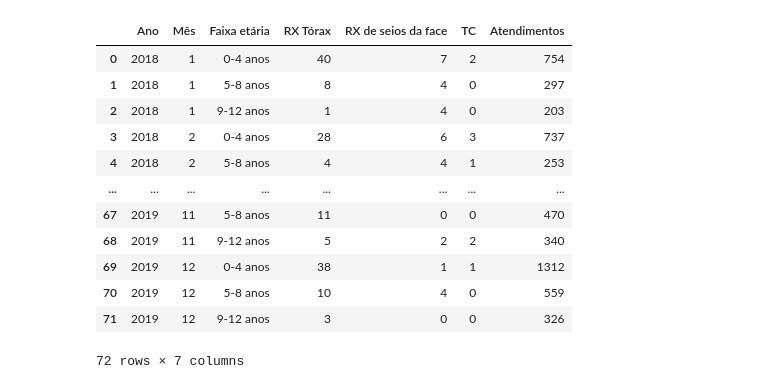
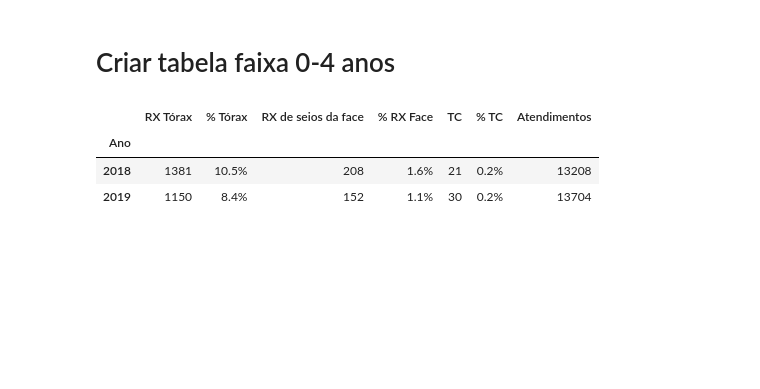
Before and after one commit to Gustavo-DMS/Ports, a Jupyter notebook: Port5m9/port4M9.ipynb, the cells around one changed output. Drawn from its saved outputs; the diff is of its cells as text; code cells hidden in the pictures; blank space fills up the shorter version.

```diff
--- a/Port5m9/port4M9.ipynb
+++ b/Port5m9/port4M9.ipynb
@@ -21,40 +21,67 @@ def gerarTabela(df,coluna,faixa,groupby):
 
 def graficoDeLinha(df,agrupar):
     df = df.groupby(agrupar).sum(numeric_only=True).reset_index()
-    df.drop(columns=['Ano'],inplace=True)
     plt.plot(df['Mês'], df['RX Tórax'], label = "RX Tórax")
     plt.plot(df['Mês'], df['RX de seios da face'], label = "RX de seios da face")
     plt.plot(df['Mês'], df['TC'], label = "TC")
     plt.legend()
     plt.xlabel('Mês')
     plt.ylabel('Quantidade de Exames')
+    plt.xticks(df['Mês'])
+    return plt.show()
+
+def graficoDeColuna(df,agrupar):
+    df = df.groupby(agrupar).sum(numeric_only=True)
+    df[['RX Tórax','RX de seios da face','TC']].plot(kind="bar")
+    plt.ylabel('Quantidade de Exames')
+    return plt.show()
+
+def grafico2(df):
+    faixas = [['0-4 anos'], ['5-8 anos'],['9-12 anos']]
+    fig,ax = plt.subplots(1,3,sharey=True,figsize= (20,10))
+    atual = 0
+    plt.setp(ax,xticks=df['Mês'],xlabel=('Mês'))
+    for i in faixas:
+        ax[atual].set_title(i[0])
+        inter = df.query(f'`Faixa etária` == {i}')
+        inter = inter.groupby('Mês').sum(numeric_only=True).reset_index()
+        ax[atual].plot(inter['Mês'], inter['RX Tórax'], label = "RX Tórax")
+        ax[atual].plot(inter['Mês'], inter['RX de seios da face'], label = "RX de seios da face")
+        ax[atual].plot(inter['Mês'], inter['TC'], label = "TC")
+        atual += 1
+    plt.legend()
+
+    ax[0].set_ylabel('Quantidade de Exames')
+    return plt.show()
+
+
+def scatter(df):
+    faixas = [['0-4 anos'], ['5-8 anos'],['9-12 anos']]
+    for i in faixas:
+        inter = df.query(f'`Faixa etária` == {i}')
+        inter = inter.groupby('Mês').sum(numeric_only=True).reset_index()
+        corr = (np.corrcoef(inter['RX Tórax'],inter['Atendimentos'])[0,1]).round(2)
+        plt.scatter(inter['RX Tórax'], inter['Atendimentos'], label = f'{i[0]} correlação = {corr}')
+    plt.xlabel('Quantidade RX Tórax por mês')
+    plt.ylabel('Quantidade Atendimentos por mês')
+    plt.legend()
 
     return plt.show()
 
-def graficoDeColuna(df,agrupar):
-    df.drop(columns=['Mês'],inplace=True)
-    df = df.groupby(agrupar).sum(numeric_only=True).reset_index()
-    df['Ano'] = df['Ano'].astype(str)
-    plt.bar(df['Ano'], df['RX Tórax'], label = "RX Tórax")
-    plt.bar(df['Ano'], df['RX de seios da face'], label = "RX de seios da face")
-    plt.bar(df['Ano'], df['TC'], label = "TC")
-    plt.legend()
-    return df,plt.show()
+def scatterAll(df):
+    plt.scatter(df['RX Tórax'],df['Atendimentos'])
+    plt.xlabel('Quantidade RX Tórax')
+    plt.ylabel('Quantidade Atendimentos')
+    correlação = (np.corrcoef(df['RX Tórax'],df['Atendimentos'])[0,1]).round(2)
+    print(f"o coeficiente de correlação total é {correlação}")
+    return plt.show()
 tabela = abrirArquivo('pediatria.xlsx',1,1)
-tabela
-# %% [output]
-|  | Ano | Mês | Faixa etária | RX Tórax | RX de seios da face | TC | Atendimentos |
-| 0 | 2018 | 1 | 0-4 anos | 40 | 7 | 2 | 754 |
-| 1 | 2018 | 1 | 5-8 anos | 8 | 4 | 0 | 297 |
-| 2 | 2018 | 1 | 9-12 anos | 1 | 4 | 0 | 203 |
-| 3 | 2018 | 2 | 0-4 anos | 28 | 6 | 3 | 737 |
-| 4 | 2018 | 2 | 5-8 anos | 4 | 4 | 1 | 253 |
-| ... | ... | ... | ... | ... | ... | ... | ... |
-| 67 | 2019 | 11 | 5-8 anos | 11 | 0 | 0 | 470 |
-| 68 | 2019 | 11 | 9-12 anos | 5 | 2 | 2 | 340 |
-| 69 | 2019 | 12 | 0-4 anos | 38 | 1 | 1 | 1312 |
-| 70 | 2019 | 12 | 5-8 anos | 10 | 4 | 0 | 559 |
-| 71 | 2019 | 12 | 9-12 anos | 3 | 0 | 0 | 326 |
-72 rows × 7 columns
+# %% [markdown]
+# Criar tabela faixa 0-4 anos
 # %%
-# gerarTabela(tabela,'Faixa etária',['0-4 anos'],'Ano')
+gerarTabela(tabela.copy(),'Faixa etária',['0-4 anos'],'Ano')
+# %% [output]
+|  | RX Tórax | % Tórax | RX de seios da face | % RX Face | TC | % TC | Atendimentos |
+| Ano |  |  |  |  |  |  |  |
+| 2018 | 1381 | 10.5% | 208 | 1.6% | 21 | 0.2% | 13208 |
+| 2019 | 1150 | 8.4% | 152 | 1.1% | 30 | 0.2% | 13704 |
```
Also changed, not shown: parts of 13 cells of this notebook.
